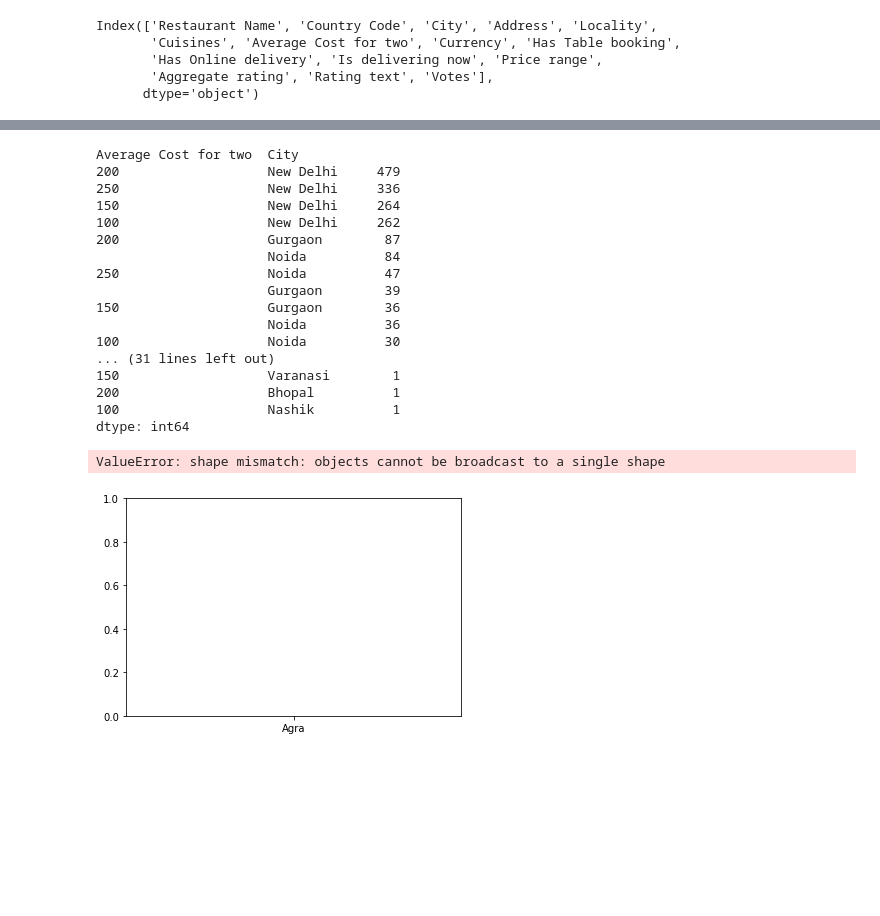
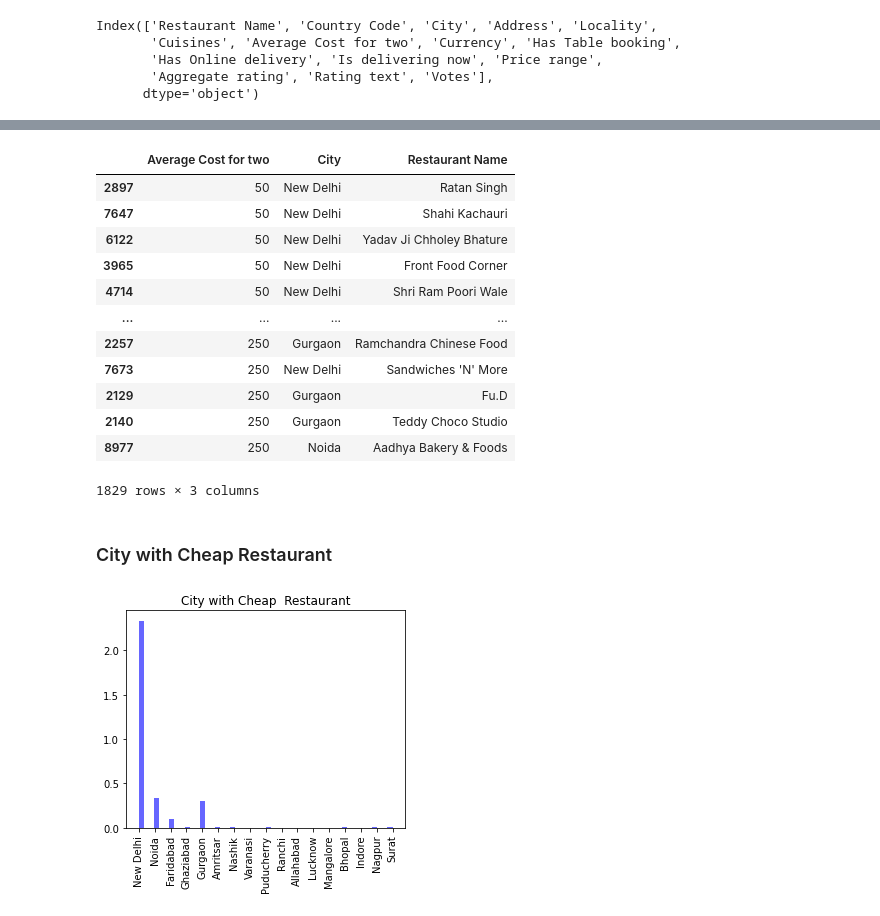
Before and after one commit to kaminithakur1995/pyhton, a Jupyter notebook: Zomato Restaurant.ipynb, the cells around one changed output, grey strips where cells are left out. Cells and saved outputs as stored; diff of their text form; code cells hidden in the pictures; blank space fills up the shorter version.

Commit message:
zomato edA

```diff
--- a/Zomato Restaurant.ipynb
+++ b/Zomato Restaurant.ipynb
@@ -120,36 +120,34 @@ zomato['Country Code'].value_counts()
 37        4
 Name: Country Code, dtype: int64
 # %%
+## City with cheap restaurants
 th25 = np.percentile(zomato['Average Cost for two'], q=[ 25])
-
-city_with_cheap = zomato[['Average Cost for two','City']][zomato['Country Code']==1]
-city_with_cheap.sort_values(by='Average Cost for two',ascending=False,inplace=True)
-city_with_cheap[city_with_cheap['Average Cost for two']<=th25[0]].value_counts()
-
-# zomato['Average Cost for two'].value_counts().index
+city_with_cheap = zomato[['Average Cost for two','City','Restaurant Name']][zomato['Country Code']==1]
+city_with_cheap.sort_values(by='Average Cost for two',ascending=True,inplace=True)
+city_with_cheap=city_with_cheap[city_with_cheap['Average Cost for two']!=0]
+city_with_cheap=city_with_cheap[city_with_cheap['Average Cost for two']<=th25[0]]
+city_with_cheap
 # %% [output]
+|  | Average Cost for two | City | Restaurant Name |
+| 2897 | 50 | New Delhi | Ratan Singh |
+| 7647 | 50 | New Delhi | Shahi Kachauri |
+| 6122 | 50 | New Delhi | Yadav Ji Chholey Bhature |
+| 3965 | 50 | New Delhi | Front Food Corner |
+| 4714 | 50 | New Delhi | Shri Ram Poori Wale |
+| ... | ... | ... | ... |
+| 2257 | 250 | Gurgaon | Ramchandra Chinese Food |
+| 7673 | 250 | New Delhi | Sandwiches 'N' More |
+| 2129 | 250 | Gurgaon | Fu.D |
+| 2140 | 250 | Gurgaon | Teddy Choco Studio |
+| 8977 | 250 | Noida | Aadhya Bakery & Foods |
-Average Cost for two  City
-200                   New Delhi     479
-250                   New Delhi     336
-150                   New Delhi     264
-100                   New Delhi     262
-200                   Gurgaon        87
-                      Noida          84
-250                   Noida          47
-                      Gurgaon        39
-150                   Gurgaon        36
-                      Noida          36
-100                   Noida          30
-... (31 lines left out)
-150                   Varanasi        1
-200                   Bhopal          1
-100                   Nashik          1
-dtype: int64
+1829 rows × 3 columns
+# %% [markdown]
+### City with Cheap  Restaurant
 # %%
-# zomato[zomato['Country Code']==1]['Average Cost for two'].unique()
-
-# zomato[zomato['Country Code']==1]['City'].unique().tolist()
-plt.bar(zomato[zomato['Country Code']==1]['City'].unique().tolist(),zomato[zomato['Country Code']==1]['Average Cost for two'].unique().tolist())
+plt.figure(figsize =(5,4))
+plt.hist(city_with_cheap['City'], bins=50, density=True, alpha=0.6, color='b')
+plt.title('City with Cheap  Restaurant')
+plt.xticks(rotation=90)
+plt.show()
 # %% [output]
-ValueError: shape mismatch: objects cannot be broadcast to a single shape
-[figure, old version]
+[figure, new version]
```
Also changed, not shown: parts of 24 cells of this notebook.
